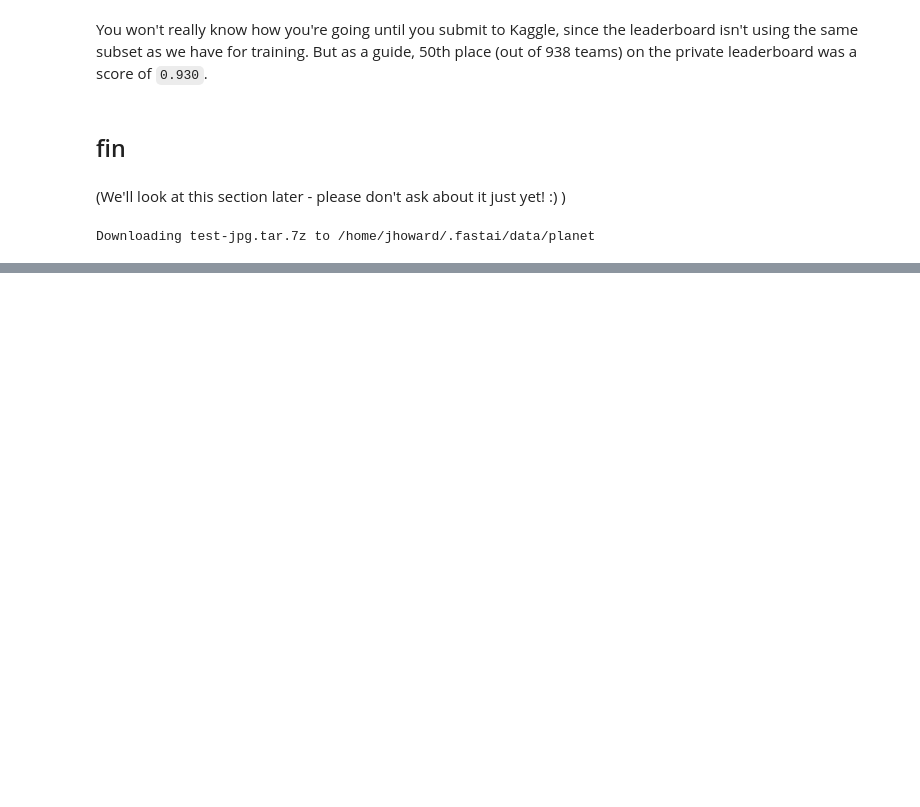
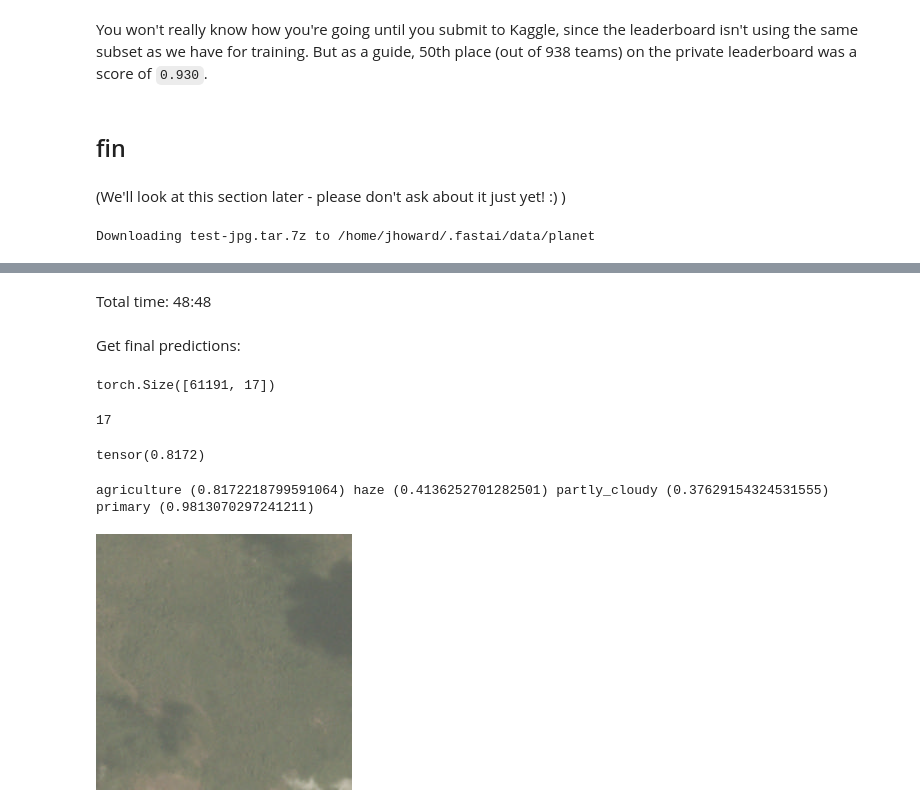
Before and after one commit to cedrickchee/fastai-course-v3, a Jupyter notebook: nbs/dl1/lesson3-planet_20181210.ipynb, the cells around one changed output, grey strips where cells are left out. Drawn from its saved outputs; the diff is of its cells as text; code cells hidden in the pictures; blank space fills up the shorter version.

Commit message:
Complete lesson 3 Planet notebook

```diff
--- a/nbs/dl1/lesson3-planet_20181210.ipynb
+++ b/nbs/dl1/lesson3-planet_20181210.ipynb
@@ -267,4 +357,4 @@ learn.load('stage-2-256-rn50')
 # %%
-learn.data = (src.add_test_folder('test-jpg')
-        .transform(tfms, size=256)
-        .databunch().normalize(imagenet_stats))
+learn.data =(src.add_test_folder('test-jpg')
+             .transform(tfms, size=256)
+             .databunch(bs=8).normalize(imagenet_stats))
@@ -270,0 +386,4 @@ learn.data = (src.add_test_folder('test-jpg')
+# %%
+preds = learn.TTA(ds_type=DatasetType.Test) # TTA brings test time functionality to the Learner class.
+# %% [output]
+Total time: 48:48
@@ -270,0 +392,41 @@ learn.data = (src.add_test_folder('test-jpg')
+# %% [markdown]
+Get final predictions:
+# %%
+final_preds = preds[0] # note, preds[1] is y, which is the ground truth/target
+final_preds.shape
+# %% [output]
+torch.Size([61191, 17])
+# %%
+# Sanity check
+len(final_preds[1])
+# %% [output]
+17
+# %%
+# Sanity check
+final_preds[0][0]
+# %% [output]
+tensor(0.8172)
+# %%
+# PS: I have taken these parts of code from Arunoda's notebook.
+
+def find_tags(pred, thresh, show_probs):
+    classes = ''
+    for idx, val in enumerate(pred):
+        if val > thresh:
+            if show_probs == True:
+                classes = f'{classes} {learn.data.classes[idx]} ({val})'
+            else:
+                classes = f'{classes} {learn.data.classes[idx]}'
+    return classes.strip()
+
+def predict(f_preds, idx, thresh):
+    pred_vals = f_preds[idx]
+    tags = find_tags(pred_vals, thresh, True)
+    print(tags)
+    img = learn.data.test_ds[idx][0]
+    return img
+# %%
+predict(final_preds, 0,  0.2)
+# %% [output]
+agriculture (0.8172218799591064) haze (0.4136252701282501) partly_cloudy (0.37629154324531555) primary (0.9813070297241211)
+[figure, added]
```
Also changed, not shown: parts of 53 cells of this notebook.
